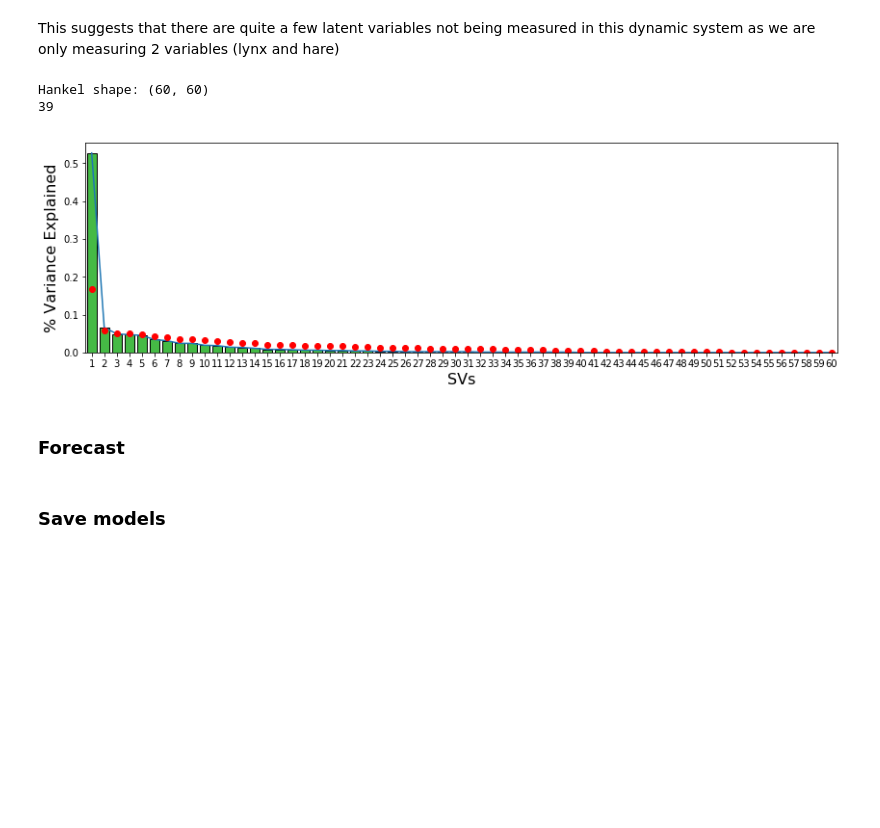
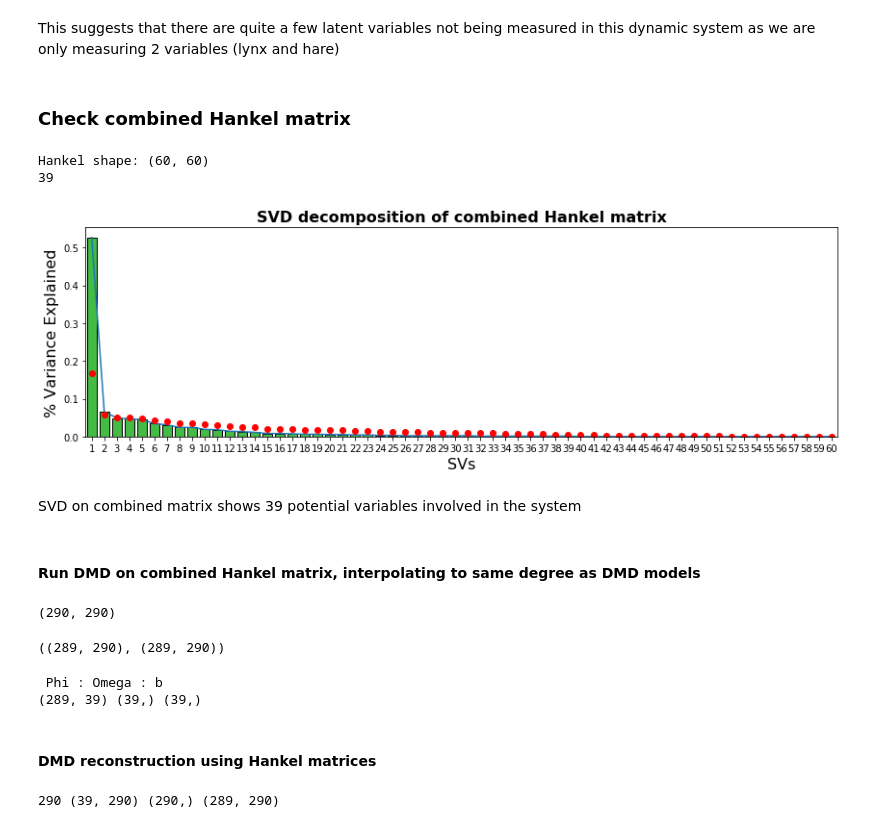
Before and after one commit to jmichellehu/ComplexSystems_AMATH563, a Jupyter notebook: hw2/AMATH563_hw2_Q1_Q2.ipynb, the cells around one changed output. Saved outputs shown, nothing was run; the diff lists cells and outputs as text; code cells hidden in the pictures; blank space fills up the shorter version.

Commit message:
hw2/AMATH563_hw2_Q1_Q2.ipynb: clean up figures, save DMD models and settle on degree of interpolation

```diff
--- a/hw2/AMATH563_hw2_Q1_Q2.ipynb
+++ b/hw2/AMATH563_hw2_Q1_Q2.ipynb
@@ -43 +73,6 @@ df.head()
+# %%
+# Figure formatting
+y_position=0.92
+fontsize=16
+weight="bold"
 # %% [markdown]
@@ -258,31 +320,90 @@ plt.xlabel('SVs', fontsize=16);
 #### SVD of Hankel matrix shows that there are 20 and 21 non-zero modes for hare and lynx populations based on this small dataset
 # %% [markdown]
 This suggests that there are quite a few latent variables not being measured in this dynamic system as we are only measuring 2 variables (lynx and hare)
+# %% [markdown]
+### Check combined Hankel matrix
 # %%
 import seaborn as sns
 
 # Construct Hankel matrix
 combined=df.values[:, 1:]
 H_combined = hankel(combined)
 print("Hankel shape:", H_combined.shape)
 
 # Take SVD of H
 u, s, v = np.linalg.svd(H_combined)
 var_explained = np.round(s**2/np.sum(s**2), decimals=3)
 print(len(var_explained[var_explained>0]))
 
 fig, ax = plt.subplots(1, figsize=(14, 4), sharey=True)
 ax.plot(var_explained)
 ax.plot(np.diag(np.diagflat(s)/np.sum(np.diagflat(s))), "ro");
 ax.set_xlabel('SVs', fontsize=16)
 ax.set_ylabel('% Variance Explained', fontsize=16)
 sns.barplot(x=list(range(1,len(var_explained)+1)),
             y=var_explained, color="limegreen", ec='k', ax=ax);
+plt.title("SVD decomposition of combined Hankel matrix", fontsize=fontsize, weight=weight);
 # %% [output]
 Hankel shape: (60, 60)
 39
-[figure, old version]
+[figure, new version]
-# %% [markdown]
-### Forecast
-# %% [markdown]
-### Save models
+# %% [markdown]
+SVD on combined matrix shows 39 potential variables involved in the system
+# %% [markdown]
+#### Run DMD on combined Hankel matrix, interpolating to same degree as DMD models
+# %%
+# make_it_dense = 5
+
+if make_it_dense is not None:
+    # With interpolation
+    t = df.Year.values
+    dt = (t[1] - t[0])/make_it_dense
+
+    # Interpolate for more points
+    years, dense_hare = densify(t, df.Hare.values, dt)
+    years, dense_lynx = densify(t, df.Lynx.values, dt)
+
+    X_dense = np.stack((dense_hare, dense_lynx)).T # in form time, states
+    H_combined = hankel(X_dense)
+
+else:
+    # Without interpolation
+    H_combined = hankel(df.values[:, 1:3])
+
+H_combined.shape
+# %% [output]
+(290, 290)
+# %%
+X=H_combined[1:, :]
+Xprime=H_combined[:-1, :]
+
+X.shape, Xprime.shape
+# %% [output]
+((289, 290), (289, 290))
+# %%
+r=39
+
+Phi, Omega, b, Lambda = DMD(X, Xprime, r)
+
+print(" Phi : Omega : b ", )
+print(Phi.shape, Omega.shape, b.shape)
+# %% [output]
+ Phi : Omega : b
+(289, 39) (39,) (39,)
+# %% [markdown]
+#### DMD reconstruction using Hankel matrices
+# %%
+t = X.shape[1]
+u_modes = np.zeros((r, t))
+
+dt = 2 # units of array shift - 2 years between observations
+time_vector = dt*np.arange(-1, t-1)
+
+for i in np.arange(0, t):
+    u_modes[:, i]=b * np.exp(Omega * time_vector[i])
+
+Xdmd = Phi @ u_modes
+
+print(t, u_modes.shape, time_vector.shape, Xdmd.shape)
+# %% [output]
+290 (39, 290) (290,) (289, 290)
```
Also changed, not shown: parts of 42 cells of this notebook.
